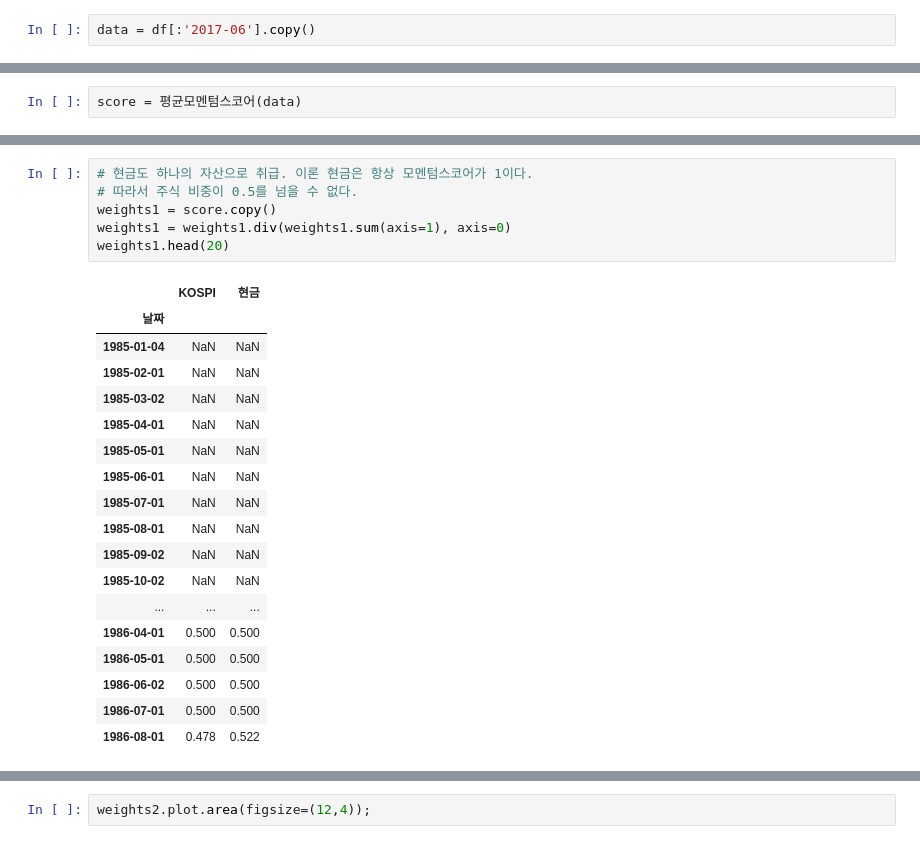
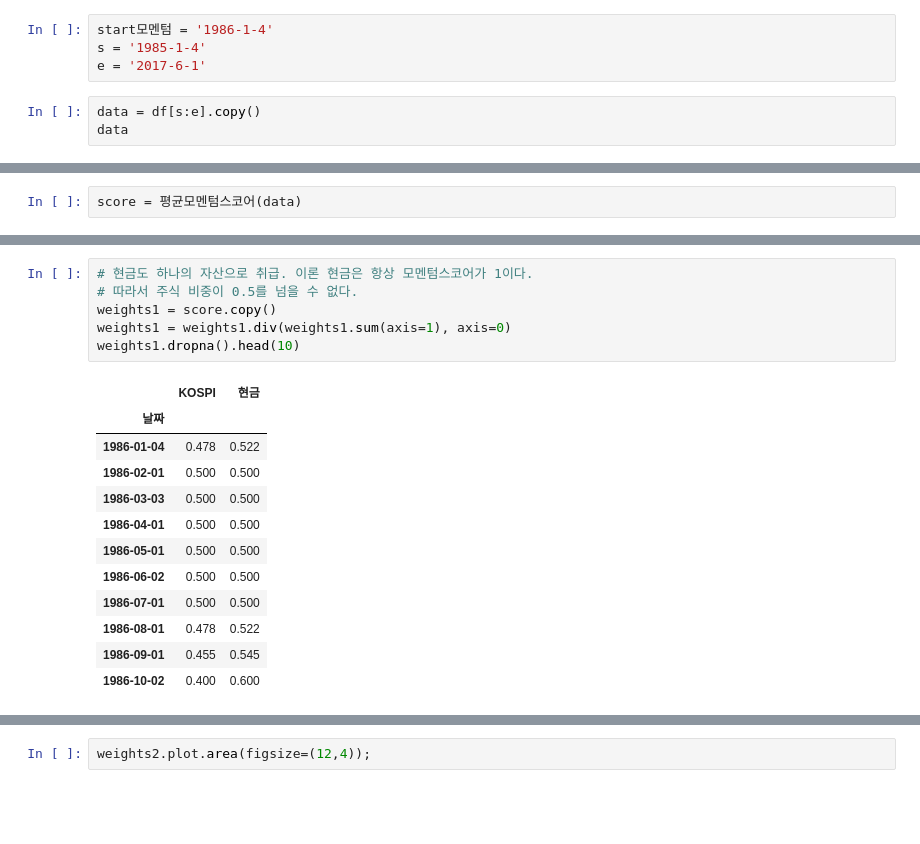
Before and after one commit to hermian/startetf, a Jupyter notebook: 2.28_절대모멘텀_평균모멘텀스코어_이론현금혼합_비중조절.ipynb, the cells around one changed output, grey strips where cells are left out. Cells and saved outputs as stored; diff of their text form; blank space fills up the shorter version.

```diff
--- a/2.28_절대모멘텀_평균모멘텀스코어_이론현금혼합_비중조절.ipynb
+++ b/2.28_절대모멘텀_평균모멘텀스코어_이론현금혼합_비중조절.ipynb
@@ -40,2 +53,7 @@ df.head()
+# %%
+start모멘텀 = '1986-1-4'
+s = '1985-1-4'
+e = '2017-6-1'
 # %%
-data = df[:'2017-06'].copy()
+data = df[s:e].copy()
+data
@@ -92,26 +119,20 @@ weights0.head(20) # 1986-1 이후 유효
 # %%
 # 현금도 하나의 자산으로 취급. 이론 현금은 항상 모멘텀스코어가 1이다.
 # 따라서 주식 비중이 0.5를 넘을 수 없다.
 weights1 = score.copy()
 weights1 = weights1.div(weights1.sum(axis=1), axis=0)
-weights1.head(20)
+weights1.dropna().head(10)
 # %% [output]
 |  | KOSPI | 현금 |
 | 날짜 |  |  |
-| 1985-01-04 | NaN | NaN |
-| 1985-02-01 | NaN | NaN |
-| 1985-03-02 | NaN | NaN |
-| 1985-04-01 | NaN | NaN |
-| 1985-05-01 | NaN | NaN |
-| 1985-06-01 | NaN | NaN |
-| 1985-07-01 | NaN | NaN |
-| 1985-08-01 | NaN | NaN |
-| 1985-09-02 | NaN | NaN |
-| 1985-10-02 | NaN | NaN |
-| ... | ... | ... |
+| 1986-01-04 | 0.478 | 0.522 |
+| 1986-02-01 | 0.500 | 0.500 |
+| 1986-03-03 | 0.500 | 0.500 |
 | 1986-04-01 | 0.500 | 0.500 |
 | 1986-05-01 | 0.500 | 0.500 |
 | 1986-06-02 | 0.500 | 0.500 |
 | 1986-07-01 | 0.500 | 0.500 |
 | 1986-08-01 | 0.478 | 0.522 |
+| 1986-09-01 | 0.455 | 0.545 |
+| 1986-10-02 | 0.400 | 0.600 |
 # %%
```
Also changed, not shown: parts of 23 cells of this notebook.
